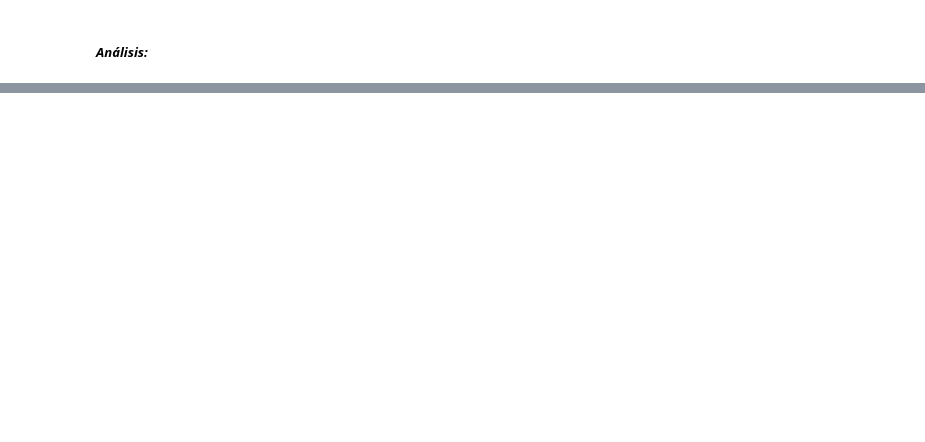
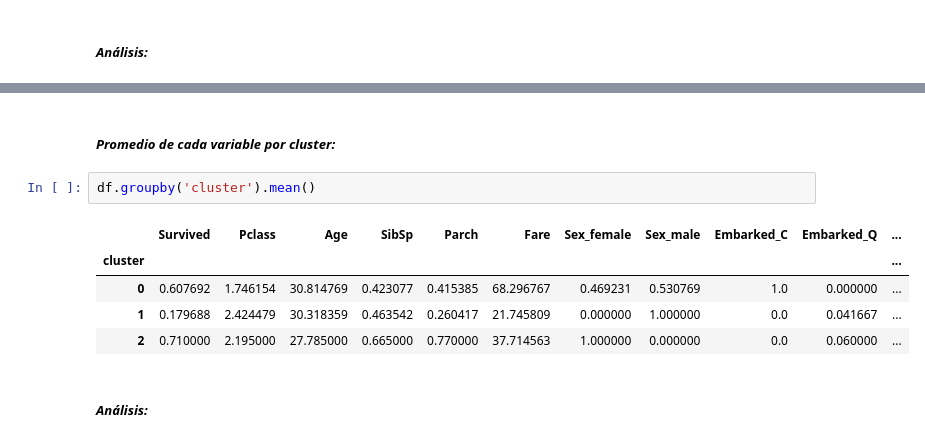
Before and after one commit to arantzaghg/lab_aprendizaje_estadistico, a Jupyter notebook: Tarea KMeans y Shap.ipynb, the cells around one changed output, grey strips where cells are left out. Saved outputs shown, nothing was run; the diff lists cells and outputs as text; blank space fills up the shorter version.

```diff
--- a/Tarea KMeans y Shap.ipynb
+++ b/Tarea KMeans y Shap.ipynb
@@ -167,0 +222,12 @@ shap.summary_plot(shap_values, X_shap, plot_type="dot")
+# %% [markdown]
+##### *Promedio de cada variable por cluster:*
+# %%
+df.groupby('cluster').mean()
+# %% [output]
+|  | Survived | Pclass | Age | SibSp | Parch | Fare | Sex_female | Sex_male | Embarked_C | Embarked_Q | ... |
+| cluster |  |  |  |  |  |  |  |  |  |  | ... |
+| 0 | 0.607692 | 1.746154 | 30.814769 | 0.423077 | 0.415385 | 68.296767 | 0.469231 | 0.530769 | 1.0 | 0.000000 | ... |
+| 1 | 0.179688 | 2.424479 | 30.318359 | 0.463542 | 0.260417 | 21.745809 | 0.000000 | 1.000000 | 0.0 | 0.041667 | ... |
+| 2 | 0.710000 | 2.195000 | 27.785000 | 0.665000 | 0.770000 | 37.714563 | 1.000000 | 0.000000 | 0.0 | 0.060000 | ... |
+# %% [markdown]
+##### *Análisis:*
```
Also changed, not shown: parts of 15 cells of this notebook.
